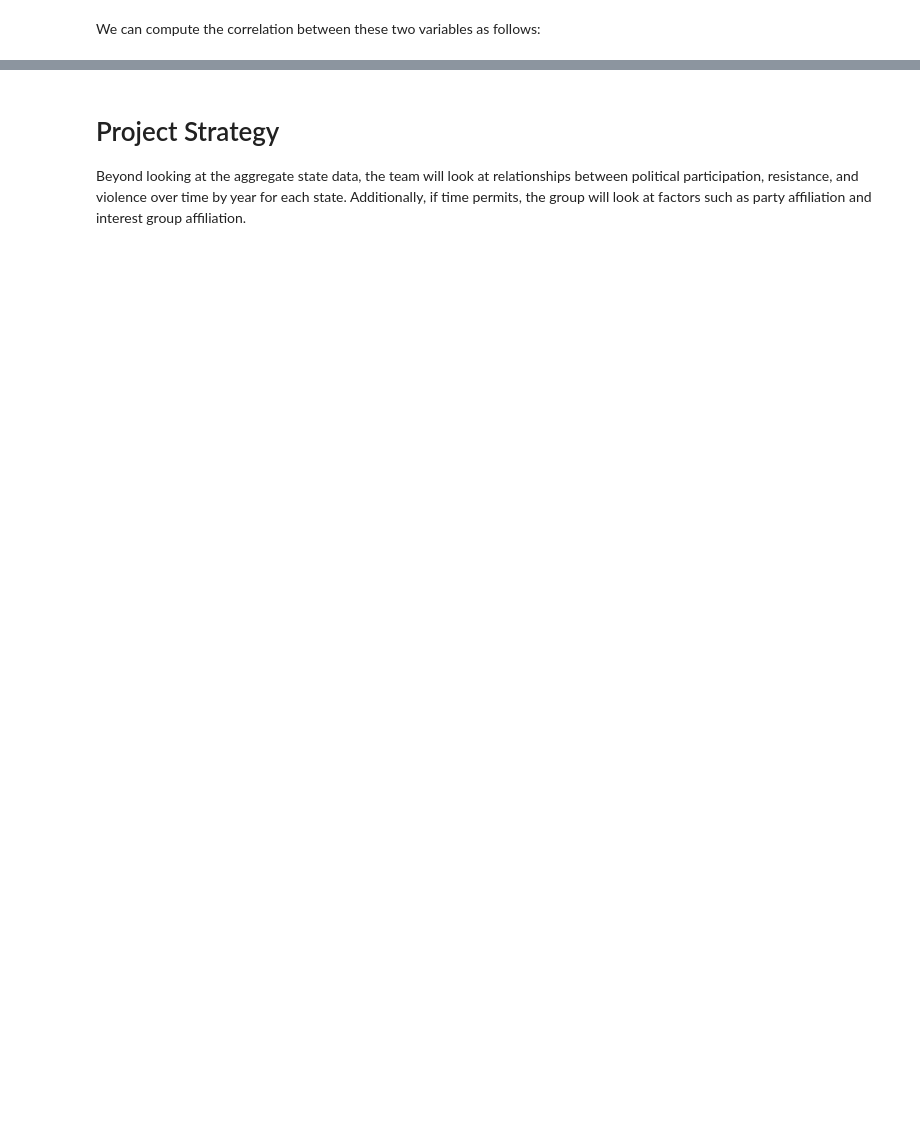
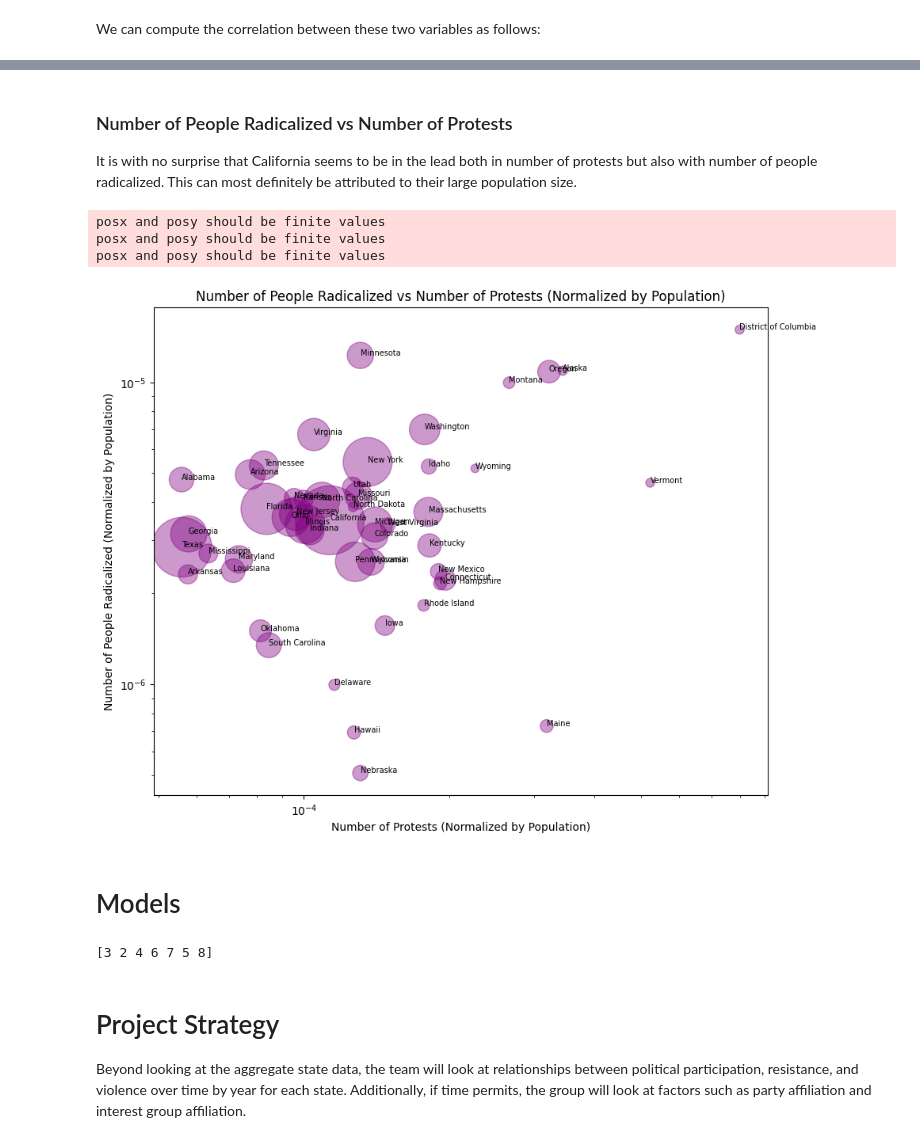
Before and after one commit to MadBeignet/MadBeignet.github.io, a Jupyter notebook: Political_Resistance_and_Participation_in_the_US.ipynb, the cells around one changed output, grey strips where cells are left out. Saved outputs shown, nothing was run; the diff lists cells and outputs as text; code cells hidden in the pictures; blank space fills up the shorter version.

```diff
--- a/Political_Resistance_and_Participation_in_the_US.ipynb
+++ b/Political_Resistance_and_Participation_in_the_US.ipynb
@@ -578,2 +516,45 @@ correlation.</p>
+# %% [markdown]
+<h3>Number of People Radicalized vs Number of Protests</h3>
+<p>It is with no surprise that California seems to be in the lead both in number of protests but also with number of people radicalized. This can most definitely be attributed to their large population size.</p>
+# %%
+resistance_data_normalized = resistance_data_merged.copy()
+resistance_data_normalized["Protest_num"] = resistance_data_normalized["Protest_num"]/resistance_data_normalized["Population"]
+resistance_data_normalized["Radicalized_num"] = resistance_data_normalized["Radicalized_num"]/resistance_data_normalized["Population"]
+resistance_data_normalized.plot(kind='scatter',
+                     y='Radicalized_num',
+                     x='Protest_num',
+                     ylabel = "Number of People Radicalized (Normalized by Population)",
+                     xlabel = "Number of Protests (Normalized by Population)",
+                     title="Number of People Radicalized vs Number of Protests (Normalized by Population)",
+                     figsize=(10,8),
+                     alpha=0.4,
+                     color='purple',
+                     #s = resistance_data_merged['Population']
+                     s=resistance_data_normalized["Population"].apply({lambda x: x/1e4}))
+plt.xscale("log")
+plt.yscale("log")
+x_vals = list(resistance_data_normalized.reset_index()["Protest_num"])
+y_vals = list(resistance_data_normalized.reset_index()["Radicalized_num"])
+states = list(resistance_data_normalized.reset_index()["State"])
+for i in range(len(x_vals)):
+    plt.text(x=x_vals[i], y=y_vals[i], s=states[i], fontsize=7)
+# %% [output]
+posx and posy should be finite values
+posx and posy should be finite values
+posx and posy should be finite values
+[figure, added]
+# %% [markdown]
+<h1>Models</h1>
+# %%
+count = []
+final = []
+for tag in protests_temp['Tags']:
+    temp = tag.split(';')
+    count.append(len(temp))
+    final += temp
+final = pd.unique(final)
+print(pd.unique(count))
+# %% [output]
+[3 2 4 6 7 5 8]
 # %% [markdown]
 <h1>Project Strategy</h1><p>Beyond looking at the aggregate state data, the team will look at relationships between political participation, resistance, and violence over time by year for each state. Additionally, if time permits, the group will look at factors such as party affiliation and interest group affiliation.</p>
```
Also changed, not shown: parts of 16 cells of this notebook.
